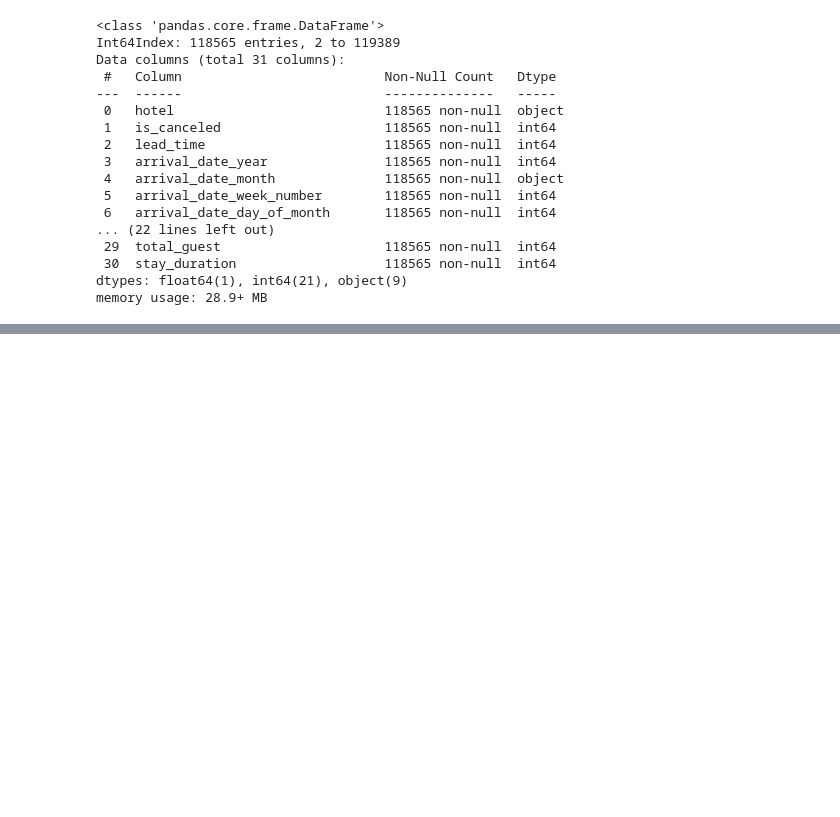
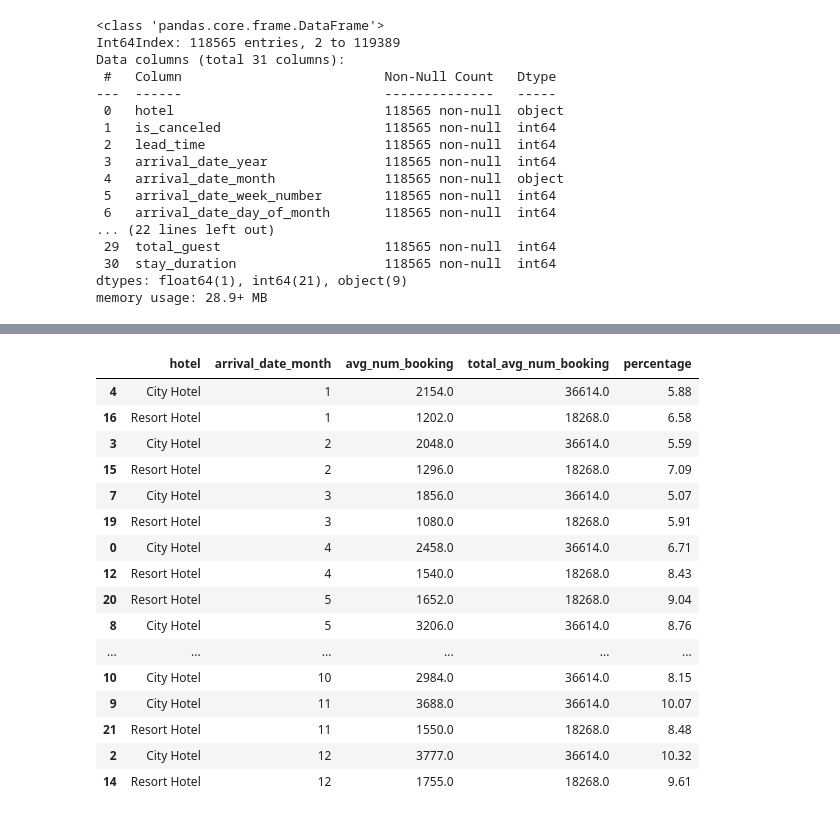
Before and after one commit to acidarrasyid/Investigate-Business-Hotel-using-Data-Visualization, a Jupyter notebook: Investigate using data visual.ipynb, the cells around one changed output, grey strips where cells are left out. Drawn from its saved outputs; the diff is of its cells as text; code cells hidden in the pictures; blank space fills up the shorter version.

```diff
--- a/Investigate using data visual.ipynb
+++ b/Investigate using data visual.ipynb
@@ -215,0 +321,29 @@ memory usage: 28.9+ MB
+# %%
+df_month_pct = df_month_final[['hotel', 'arrival_date_month', 'avg_num_booking']]
+
+df_month_pct = df_month_pct.drop_duplicates()
+
+df_part = df_month_pct.groupby('hotel').agg({'avg_num_booking':'sum'})
+df_part.rename(columns={'avg_num_booking':'total_avg_num_booking'}, inplace=True)
+df_month_pct = df_month_pct.merge(df_part, on='hotel')
+
+df_month_pct['percentage'] = round((df_month_pct['avg_num_booking']/df_month_pct['total_avg_num_booking'])*100, 2)
+df_month_pct.sort_values('arrival_date_month', ascending=True)
+# %% [output]
+|  | hotel | arrival_date_month | avg_num_booking | total_avg_num_booking | percentage |
+| 4 | City Hotel | 1 | 2154.0 | 36614.0 | 5.88 |
+| 16 | Resort Hotel | 1 | 1202.0 | 18268.0 | 6.58 |
+| 3 | City Hotel | 2 | 2048.0 | 36614.0 | 5.59 |
+| 15 | Resort Hotel | 2 | 1296.0 | 18268.0 | 7.09 |
+| 7 | City Hotel | 3 | 1856.0 | 36614.0 | 5.07 |
+| 19 | Resort Hotel | 3 | 1080.0 | 18268.0 | 5.91 |
+| 0 | City Hotel | 4 | 2458.0 | 36614.0 | 6.71 |
+| 12 | Resort Hotel | 4 | 1540.0 | 18268.0 | 8.43 |
+| 20 | Resort Hotel | 5 | 1652.0 | 18268.0 | 9.04 |
+| 8 | City Hotel | 5 | 3206.0 | 36614.0 | 8.76 |
+| ... | ... | ... | ... | ... | ... |
+| 10 | City Hotel | 10 | 2984.0 | 36614.0 | 8.15 |
+| 9 | City Hotel | 11 | 3688.0 | 36614.0 | 10.07 |
+| 21 | Resort Hotel | 11 | 1550.0 | 18268.0 | 8.48 |
+| 2 | City Hotel | 12 | 3777.0 | 36614.0 | 10.32 |
+| 14 | Resort Hotel | 12 | 1755.0 | 18268.0 | 9.61 |
```
Also changed, not shown: parts of 8 cells of this notebook.
